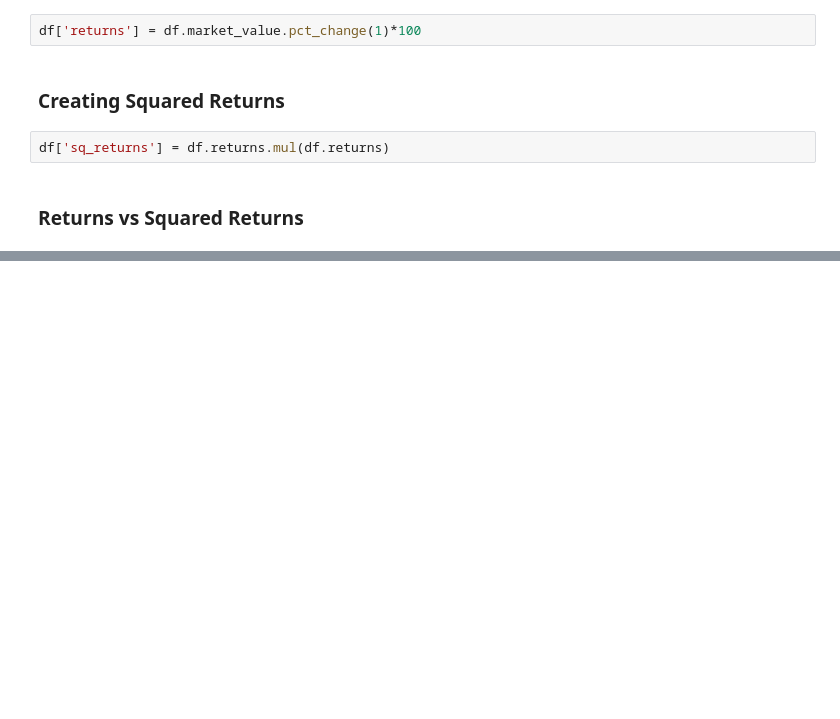
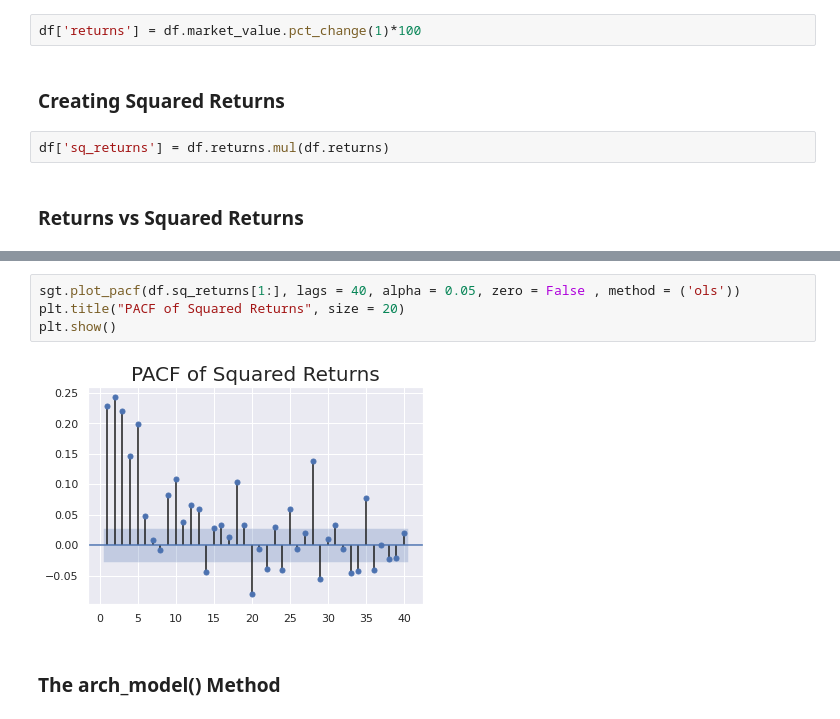
Before and after one commit to ajmal017/Time-Series-Modeling, a Jupyter notebook: 8_The_ARCH_model.ipynb, the cells around one changed output, grey strips where cells are left out. Cells and saved outputs as stored; diff of their text form; blank space fills up the shorter version.

```diff
--- a/8_The_ARCH_model.ipynb
+++ b/8_The_ARCH_model.ipynb
@@ -96,0 +111,8 @@ plt.show()
+# %%
+sgt.plot_pacf(df.sq_returns[1:], lags = 40, alpha = 0.05, zero = False , method = ('ols'))
+plt.title("PACF of Squared Returns", size = 20)
+plt.show()
+# %% [output]
+[figure, added]
+# %% [markdown]
+### The arch_model() Method
```
Also changed, not shown: parts of 13 cells of this notebook.
